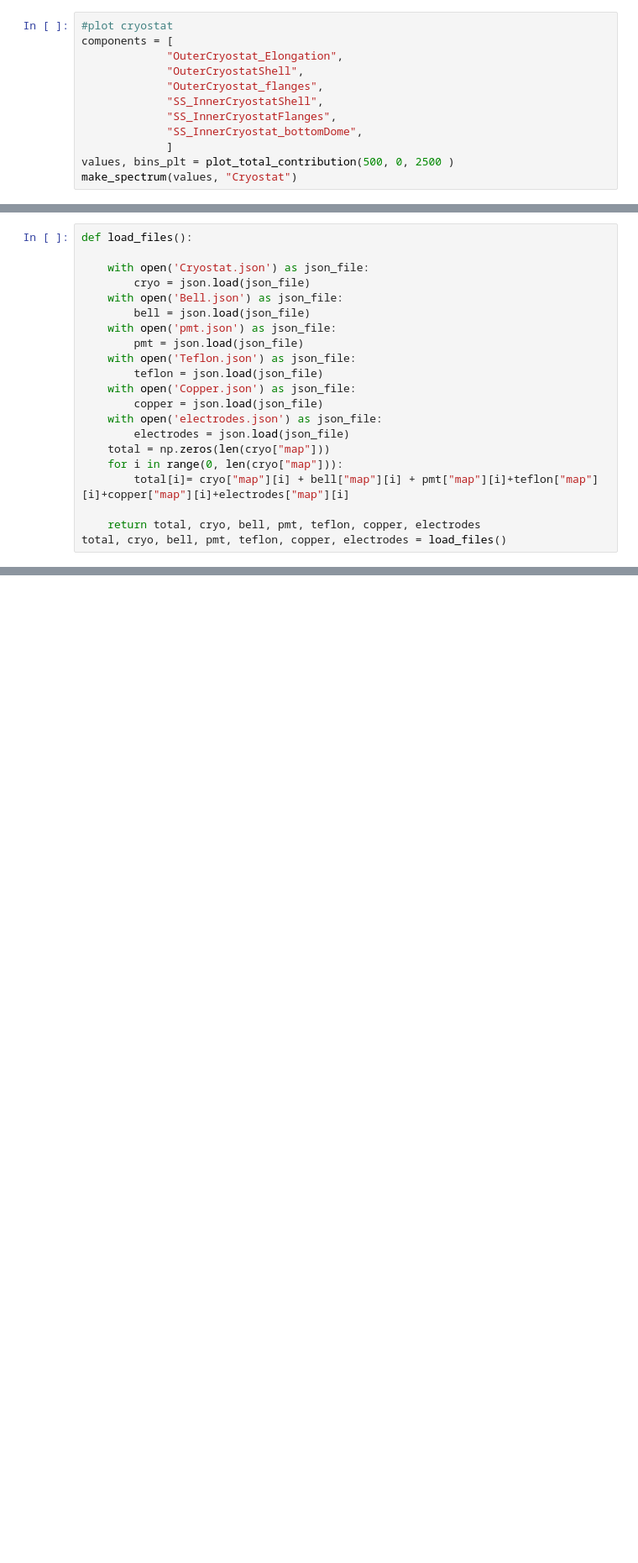
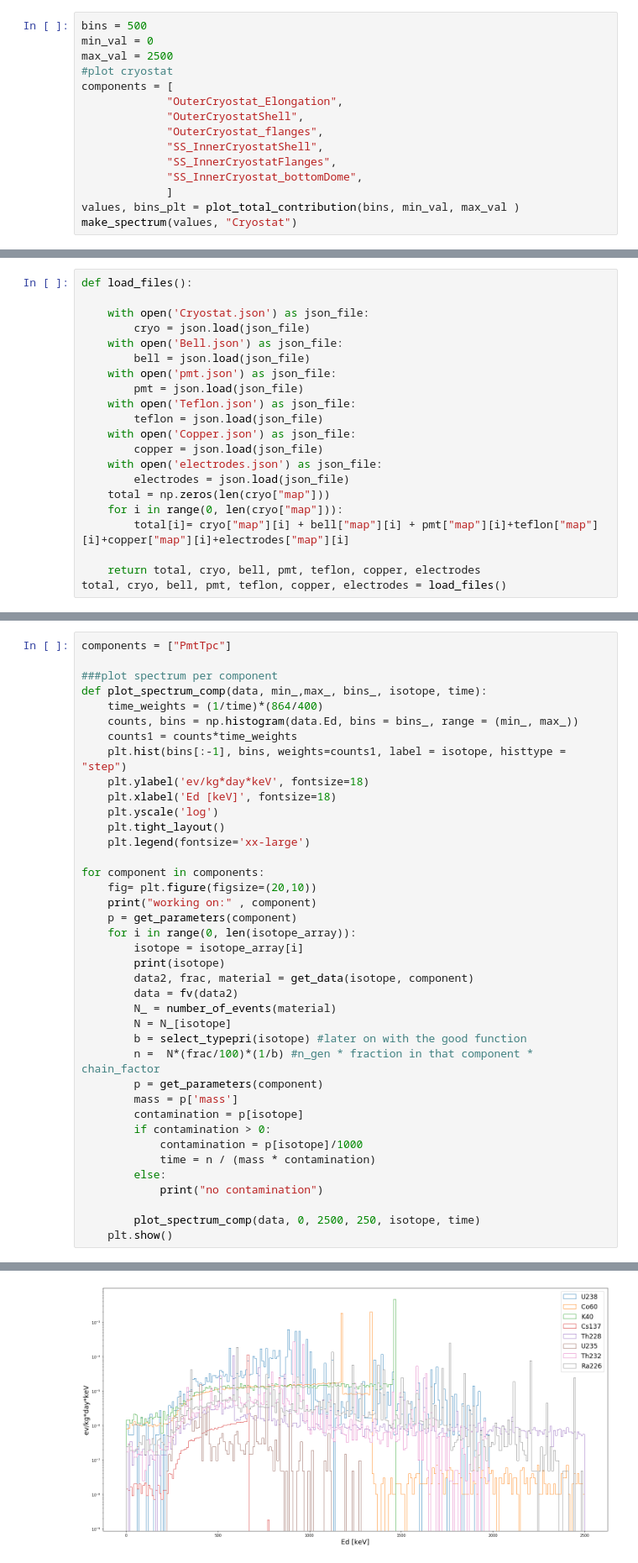
Before and after one commit to ariannarocchetti/MonteCarlo_ER, a Jupyter notebook: notebooks/er_background/analysis.ipynb, the cells around one changed output, grey strips where cells are left out. Shown: that part at 84% size. Saved outputs shown, nothing was run; the diff lists cells and outputs as text; blank space fills up the shorter version.

```diff
--- a/notebooks/er_background/analysis.ipynb
+++ b/notebooks/er_background/analysis.ipynb
@@ -275,6 +275,9 @@ print_results(m_fv)
 # %%
 # PLOTS
 # %%
+bins = 500
+min_val = 0
+max_val = 2500
 #plot cryostat
 components = [
              "OuterCryostat_Elongation",
@@ -284,7 +287,7 @@ components = [
              "SS_InnerCryostatFlanges",
              "SS_InnerCryostat_bottomDome",
              ]
-values, bins_plt = plot_total_contribution(500, 0, 2500 )
+values, bins_plt = plot_total_contribution(bins, min_val, max_val )
 make_spectrum(values, "Cryostat")
 # %% [output]
 working on: OuterCryostat_Elongation
@@ -521,3 +476,43 @@ def plot_bello(total, cryo, bell, pmt, teflon, copper, electrodes):
 plot_bello(total, cryo, bell, pmt, teflon, copper, electrodes)
 # %% [output]
 [figure]
+# %%
+components = ["PmtTpc"]
+
+###plot spectrum per component
+def plot_spectrum_comp(data, min_,max_, bins_, isotope, time):
+    time_weights = (1/time)*(864/400)
+    counts, bins = np.histogram(data.Ed, bins = bins_, range = (min_, max_))
+    counts1 = counts*time_weights
+    plt.hist(bins[:-1], bins, weights=counts1, label = isotope, histtype = "step")
+    plt.ylabel('ev/kg*day*keV', fontsize=18)
+    plt.xlabel('Ed [keV]', fontsize=18)
+    plt.yscale('log')
+    plt.tight_layout()
+    plt.legend(fontsize='xx-large')
+
+for component in components:
+    fig= plt.figure(figsize=(20,10))
+    print("working on:" , component)
+    p = get_parameters(component)
+    for i in range(0, len(isotope_array)):
+        isotope = isotope_array[i]
+        print(isotope)
+        data2, frac, material = get_data(isotope, component)
+        data = fv(data2)
+        N_ = number_of_events(material)
+        N = N_[isotope]
+        b = select_typepri(isotope) #later on with the good function
+        n =  N*(frac/100)*(1/b) #n_gen * fraction in that component * chain_factor
+        p = get_parameters(component)
+        mass = p['mass']
+        contamination = p[isotope]
+        if contamination > 0:
+            contamination = p[isotope]/1000
+            time = n / (mass * contamination)
+        else:
+            print("no contamination")
+
+        plot_spectrum_comp(data, 0, 2500, 250, isotope, time)
+    plt.show()
+# %% [output]
@@ -523,0 +528 @@ plot_bello(total, cryo, bell, pmt, teflon, copper, electrodes)
+[figure, added]
```
Also changed, not shown: parts of 8 cells of this notebook, 10 other files.
